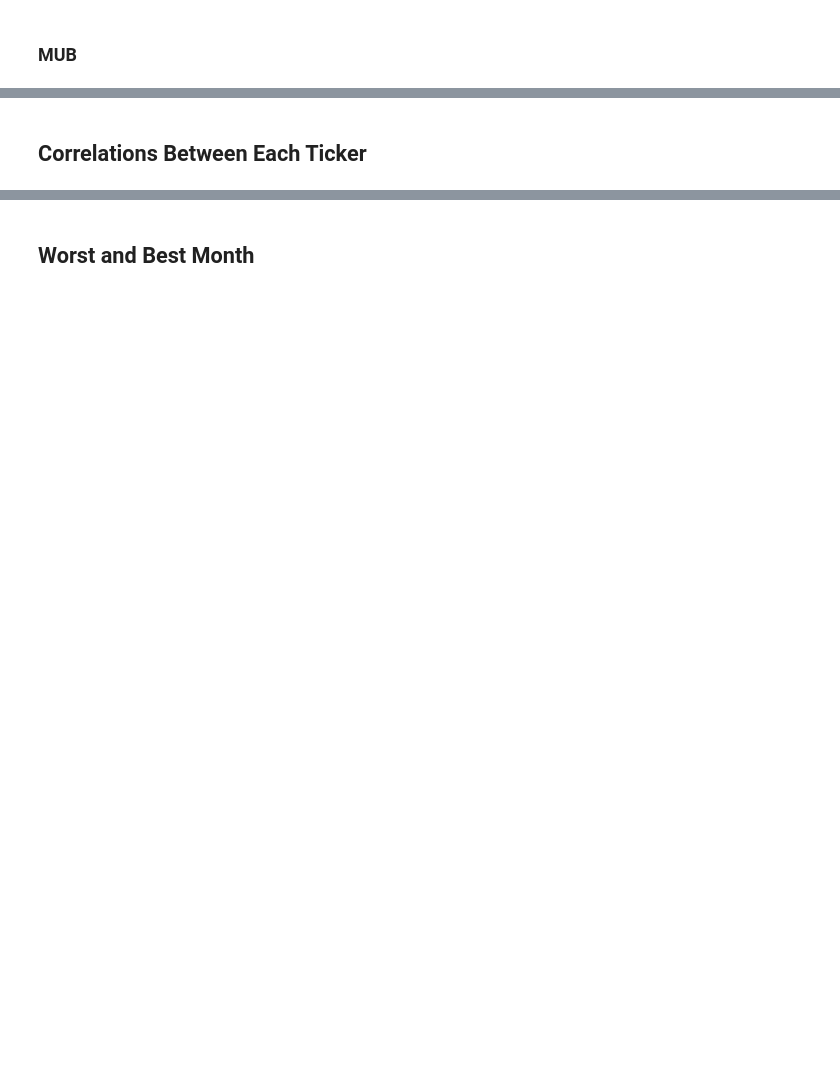
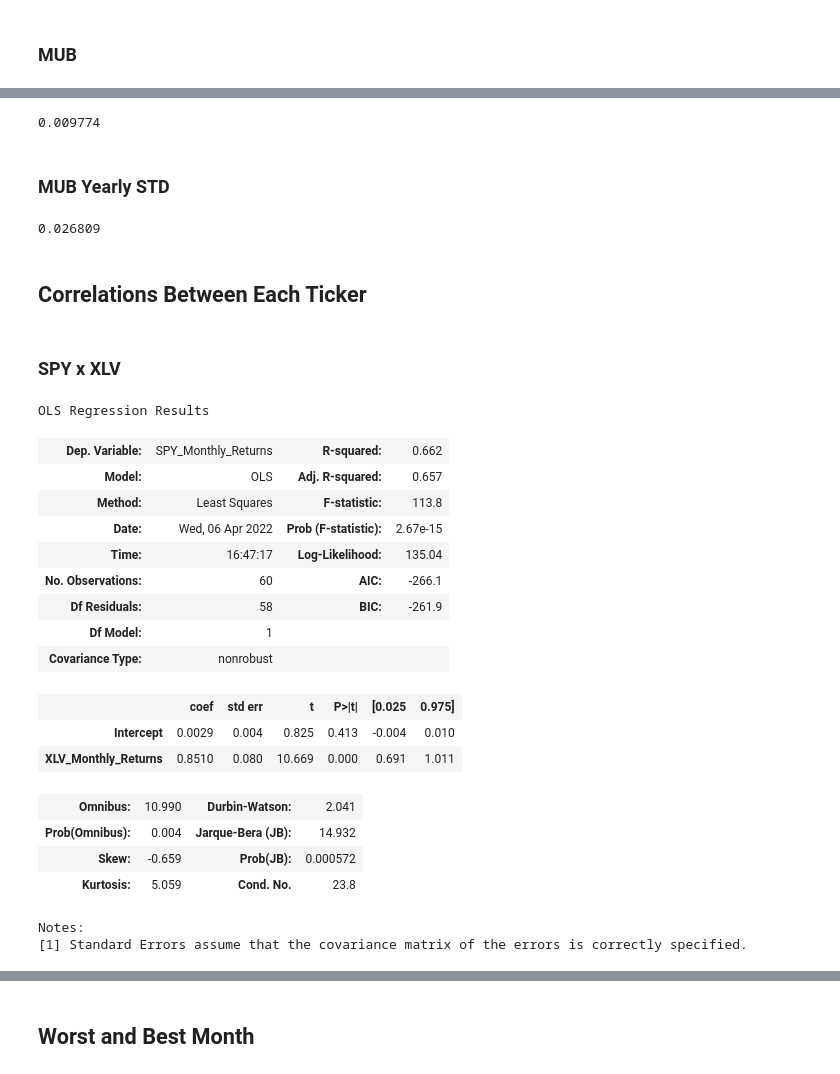
Before and after one commit to ngs222/CWM-Interview, a Jupyter notebook: Python Work File.ipynb, the cells around one changed output, grey strips where cells are left out. Saved outputs shown, nothing was run; the diff lists cells and outputs as text; code cells hidden in the pictures; blank space fills up the shorter version.

```diff
--- a/Python Work File.ipynb
+++ b/Python Work File.ipynb
@@ -106,2 +410,39 @@ monthly_df
+# %%
+MUB_monthly_STD = round(MUB_monthly_returns.std(), 6)
+MUB_monthly_STD
+# %% [output]
+0.009774
+# %% [markdown]
+### MUB Yearly STD
+# %%
+MUB_yearly_STD = round(MUB_yearly_returns.std(), 6)
+MUB_yearly_STD
+# %% [output]
+0.026809
 # %% [markdown]
 ## Correlations Between Each Ticker
+# %% [markdown]
+### SPY x XLV
+# %%
+SPY_XLV = sm_ols('SPY_Monthly_Returns ~ XLV_Monthly_Returns', data = monthly_df).fit()
+SPY_XLV.summary()
+# %% [output]
+OLS Regression Results
+| Dep. Variable: | SPY_Monthly_Returns | R-squared: | 0.662 |
+| Model: | OLS | Adj. R-squared: | 0.657 |
+| Method: | Least Squares | F-statistic: | 113.8 |
+| Date: | Wed, 06 Apr 2022 | Prob (F-statistic): | 2.67e-15 |
+| Time: | 16:47:17 | Log-Likelihood: | 135.04 |
+| No. Observations: | 60 | AIC: | -266.1 |
+| Df Residuals: | 58 | BIC: | -261.9 |
+| Df Model: | 1 |  |  |
+| Covariance Type: | nonrobust |  |  |
+|  | coef | std err | t | P>|t| | [0.025 | 0.975] |
+| Intercept | 0.0029 | 0.004 | 0.825 | 0.413 | -0.004 | 0.010 |
+| XLV_Monthly_Returns | 0.8510 | 0.080 | 10.669 | 0.000 | 0.691 | 1.011 |
+| Omnibus: | 10.990 | Durbin-Watson: | 2.041 |
+| Prob(Omnibus): | 0.004 | Jarque-Bera (JB): | 14.932 |
+| Skew: | -0.659 | Prob(JB): | 0.000572 |
+| Kurtosis: | 5.059 | Cond. No. | 23.8 |
+Notes:
+[1] Standard Errors assume that the covariance matrix of the errors is correctly specified.
```
Also changed, not shown: parts of 108 cells of this notebook.
